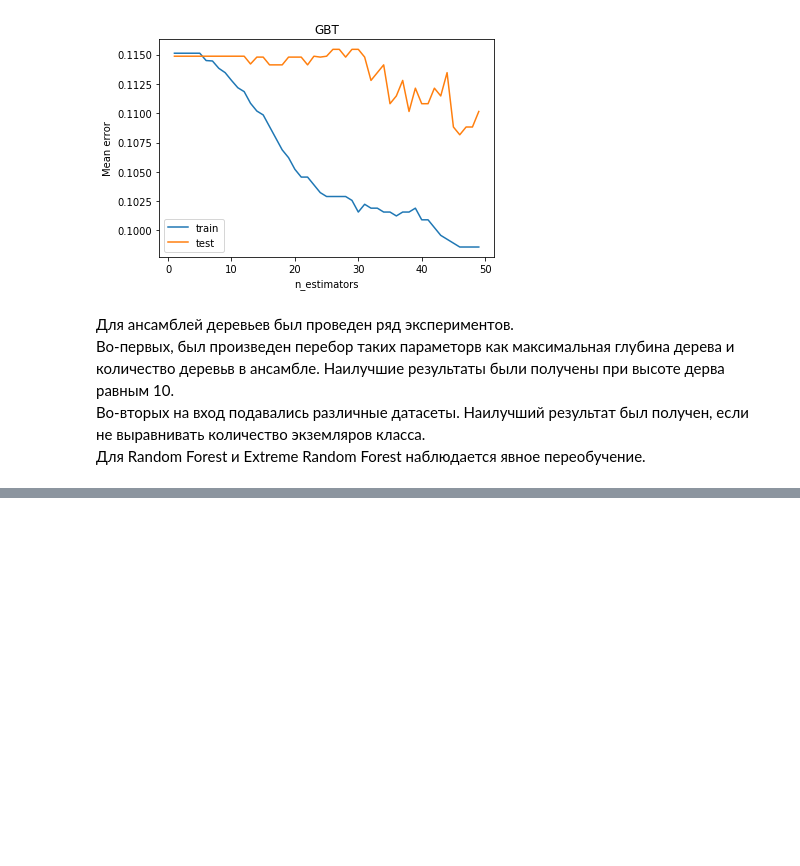
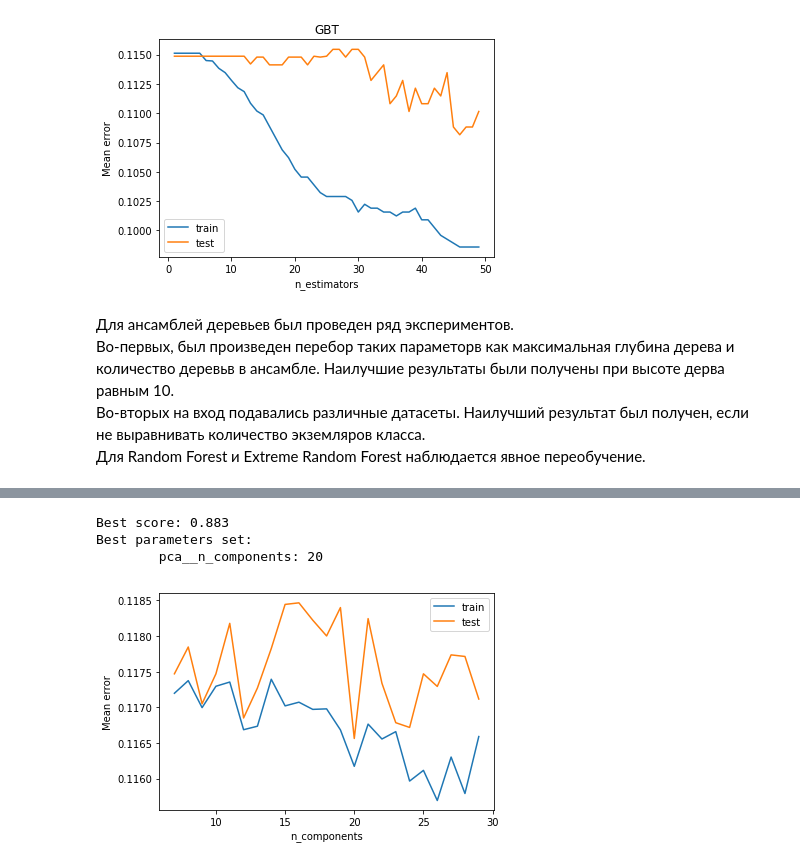
Before and after one commit to Zebraside/ML, a Jupyter notebook: BankMarketing.ipynb, the cells around one changed output, grey strips where cells are left out. Saved outputs shown, nothing was run; the diff lists cells and outputs as text; code cells hidden in the pictures; blank space fills up the shorter version.

```diff
--- a/BankMarketing.ipynb
+++ b/BankMarketing.ipynb
@@ -204,6 +204,7 @@ print(N_train, N_test)
 import numpy as np
 import matplotlib.pyplot as plt
 import pandas as pd
+from sklearn.model_selection import train_test_split
 %matplotlib inline
 
 # Function to prepare a whole dataset. Used for experiments with dataset size
@@ -215,10 +216,10 @@ def prepare_dataset(data, max_size = None, align_class_size=False, print_size=Fa
 
 
     data_describe = data.describe(include = [object])
-    categorical_columns = [c for c in data.columns if data[c].dtype.name == 'object']
-    numerical_columns   = [c for c in data.columns if data[c].dtype.name != 'object']
-    binary_columns    = [c for c in categorical_columns if data_describe[c]['unique'] == 2]
-    nonbinary_columns = [c for c in categorical_columns if data_describe[c]['unique'] > 2]
+    categorical_columns = ['job', 'marital', 'education', 'default', 'housing', 'loan', 'contact', 'y']
+    numerical_columns   = ['age', 'balance', 'campaign', 'pdays', 'previous']
+    binary_columns      = ['default', 'housing', 'loan', 'y']
+    nonbinary_columns   = ['job', 'marital', 'education', 'contact']
 
     #binarization
     for column in binary_columns:
@@ -551,6 +541,7 @@ def visualize_oob_error(Classifier, estimators_count):
     plt.show()
 
 def train_classifiers(Classifier, parameters):
+    print(X.shape)
     train_errors = []
     test_errors = []
     #clf = GridSearchCV(Classifier(), parameters, cv=5, return_train_score=True)
@@ -572,7 +563,7 @@ def search_for_parameters(Classifier, parameters):
         print("CV = ", cv, "Best parameters",  clf.best_params_)
         print("Classifier score", clf.score(X_test, y_test))
 
-def visualize_error_rate_for_estimators_number(estimators_number, train_error, test_error, plot_name = None):
+def visualize_error_rate_for_estimators_number(estimators_number, train_error, test_error, plot_name = None, x_label = ""):
     #plt.figure(figsize=(12, 8))
     if (plot_name != None):
         plt.title(plot_name)
@@ -580,7 +571,7 @@ def visualize_error_rate_for_estimators_number(estimators_number, train_error, t
     plt.plot(estimators_number, train_error, label='train')
     plt.plot(estimators_number, test_error, label='test')
     plt.legend()
-    plt.xlabel('n_estimators')
+    plt.xlabel(x_label)
     plt.ylabel('Mean error')
     plt.show()
 # %%
@@ -630,0 +632,16 @@ for name, parameters in classifiers.items():
+# %%
+pipe = Pipeline([
+    ('pca', PCA()),
+    ('clf', MLPClassifier(hidden_layer_sizes = (4,), solver = 'lbfgs',
+                          activation = 'logistic', random_state = 42)),
+])
+
+parameters = {
+    'pca__n_components': list(range(7,30)),
+    #'clf__C': [1, 10, 100],
+    }
+
+X, y = prepare_dataset(data=pd.read_csv('data/bank-full.csv', sep = ';', engine = 'python'), align_class_size=False)
+
+gs = GridSearchCV(pipe, parameters, cv=10, n_jobs=-1)
+gs.fit(X, y)
@@ -630,0 +660,14 @@ for name, parameters in classifiers.items():
+# %%
+print("Best score: %0.3f" % gs.best_score_)
+print("Best parameters set:")
+best_parameters = gs.best_estimator_.get_params()
+for param_name in sorted(parameters.keys()):
+    print("\t%s: %r" % (param_name, best_parameters[param_name]))
+# %% [output]
+Best score: 0.883
+Best parameters set:
+        pca__n_components: 20
+# %%
+visualize_error_rate_for_estimators_number(list(range(7,30)),[1 - x for x in gs.cv_results_['mean_train_score']], [1 - x for x in gs.cv_results_['mean_test_score']], x_label='n_components')
+# %% [output]
+[figure, added]
```
Also changed, not shown: parts of 22 cells of this notebook.
